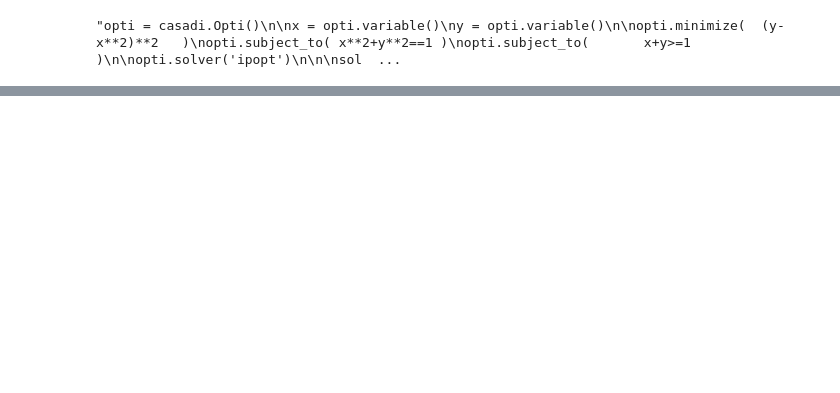
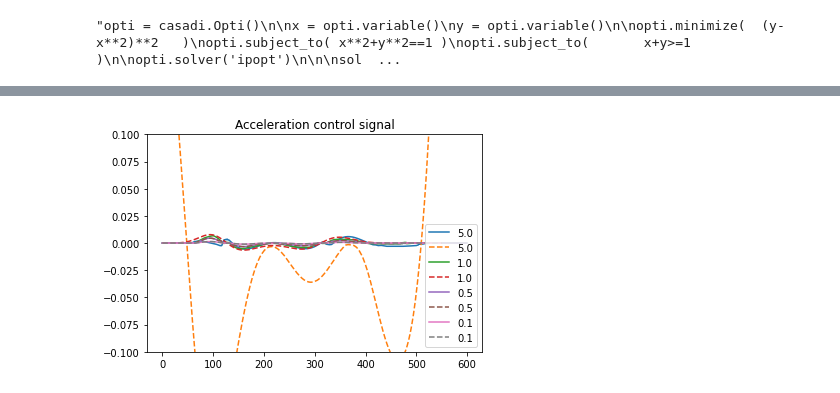
Before and after one commit to elsoroka/AutonomousCarMPC, a Jupyter notebook: Casadi opti stack MPC.ipynb, the cells around one changed output, grey strips where cells are left out. Cells and saved outputs as stored; diff of their text form; code cells hidden in the pictures; blank space fills up the shorter version.

```diff
--- a/Casadi opti stack MPC.ipynb
+++ b/Casadi opti stack MPC.ipynb
@@ -251,0 +267,15 @@ plt.show()
+# %%
+plt.plot(u_history_5[:,1], label="5.0")
+plt.plot(u_history_5_back_cg[:,0], label="5.0", linestyle='--')
+plt.plot(u_history_1[:,1], label="1.0")
+plt.plot(u_history_1_back_cg[:,1], label="1.0", linestyle='--')
+plt.plot(u_history_05[:,1], label="0.5")
+plt.plot(u_history_05_back_cg[:,1], label="0.5", linestyle='--')
+plt.plot(u_history_01[:,1], label="0.1", linestyle='-')
+plt.plot(u_history_01_back_cg[:,1], label="0.1", linestyle='--')
+plt.legend()
+plt.title("Acceleration control signal")
+plt.ylim([-0.1,0.1])
+plt.show()
+# %% [output]
+[figure, added]
```
Also changed, not shown: parts of 10 cells of this notebook, 1 other file.
